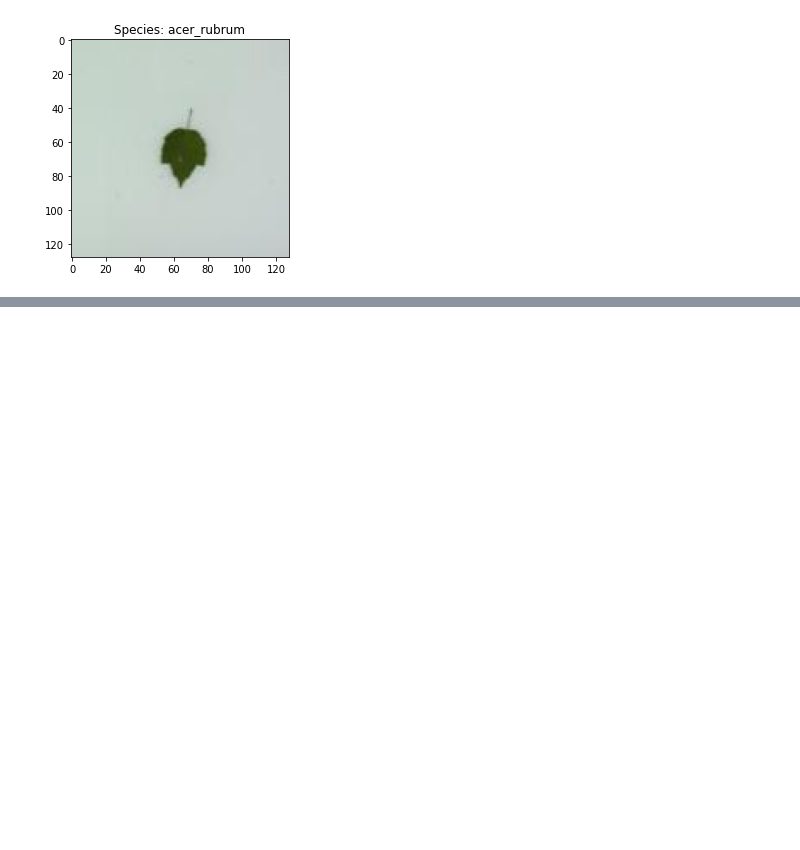
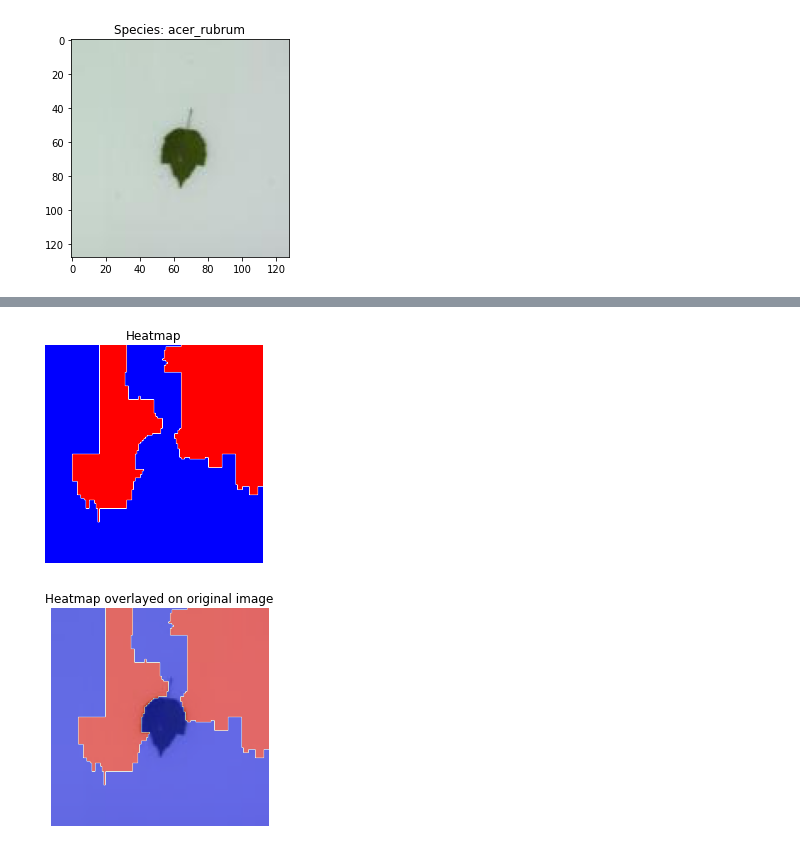
Before and after one commit to dianna-ai/dianna, a Jupyter notebook: tutorials/lime_images.ipynb, the cells around one changed output, grey strips where cells are left out. Saved outputs shown, nothing was run; the diff lists cells and outputs as text; code cells hidden in the pictures; blank space fills up the shorter version.

```diff
--- a/tutorials/lime_images.ipynb
+++ b/tutorials/lime_images.ipynb
@@ -78,0 +87,16 @@ plt.show()
+# %%
+explanation_heatmap_customized = dianna.explain_image(model_path, input_data, 'LIME', axis_labels=axis_labels, label=true_species_index,
+                                                      hide_color=1., num_features=30, num_samples=1000)[0]
+# %%
+visualization.plot_image(explanation_heatmap_customized, show_plot=False, heatmap_cmap='bwr')
+plt.title('Heatmap')
+plt.axis('off')
+
+visualization.plot_image(explanation_heatmap_customized, original_data=img, show_plot=False, heatmap_cmap='bwr')
+plt.title('Heatmap overlayed on original image')
+plt.axis('off')
+
+plt.show()
+# %% [output]
+[figure, added]
+[figure, added]
```
Also changed, not shown: parts of 13 cells of this notebook, 1 other file.
